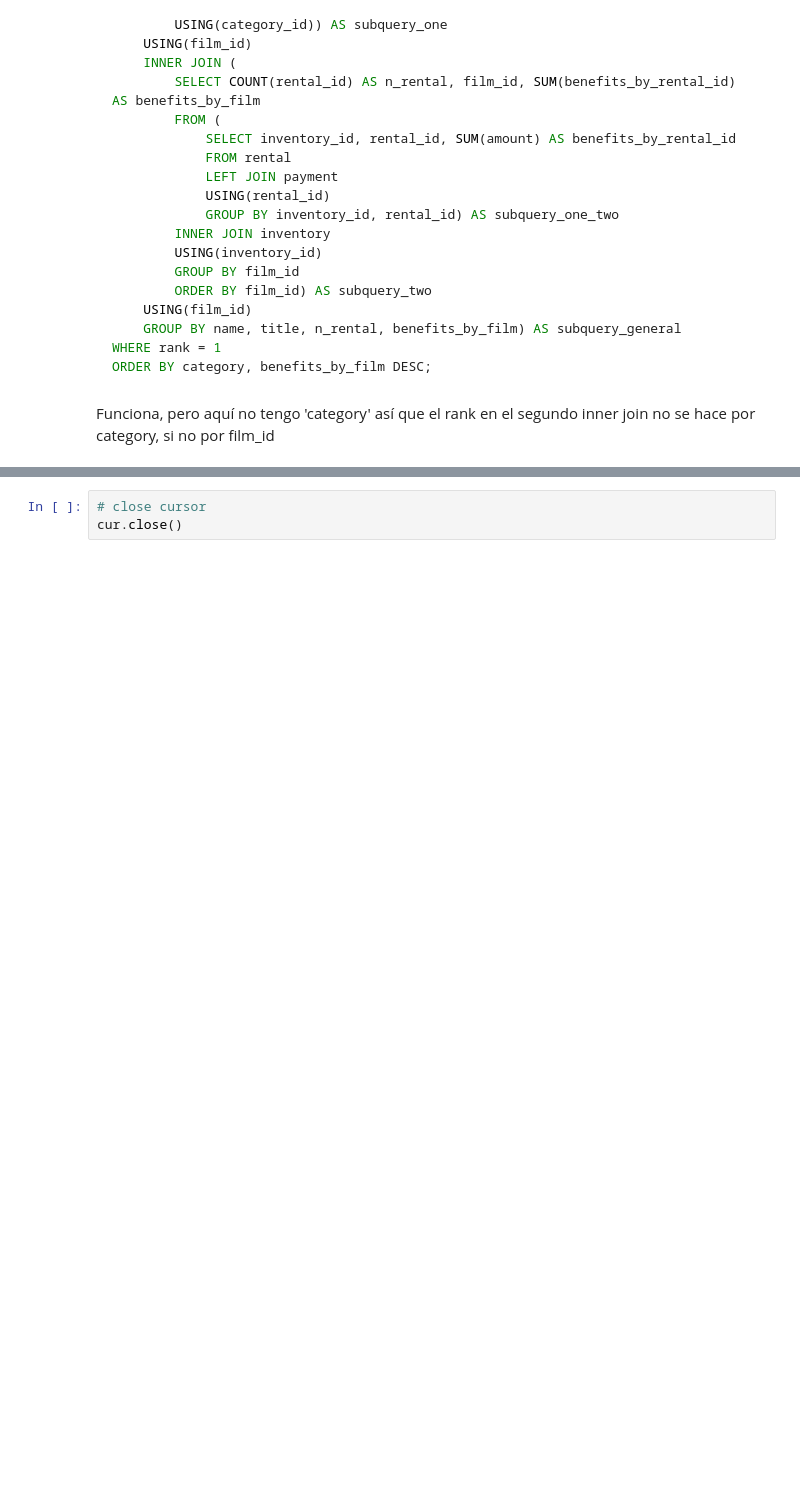
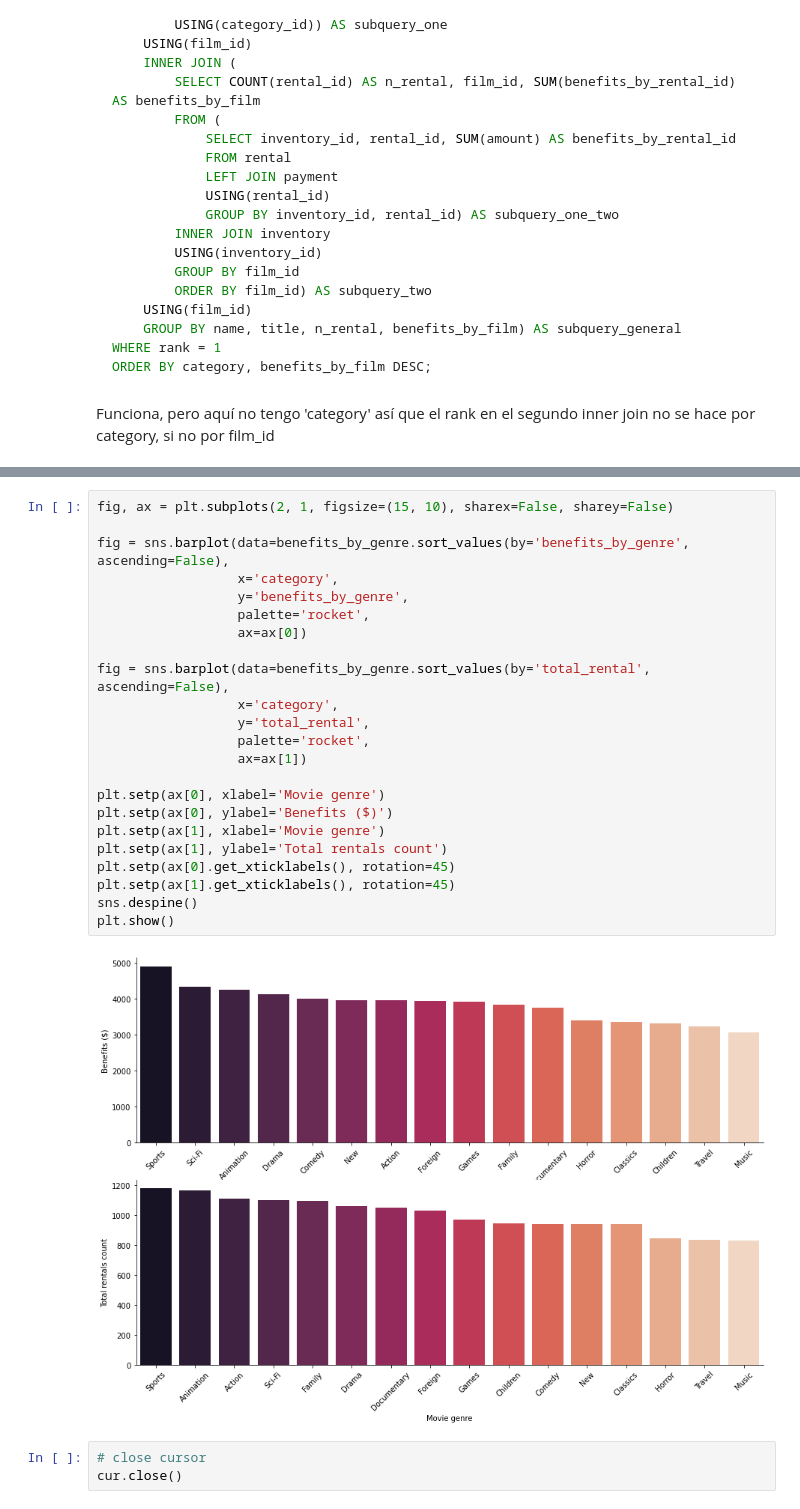
Before and after one commit to sbmoyano/data_science_projects, a Jupyter notebook: flatten_JSON_query_PostgreSQL/import_json_files_API_and_PostgreSQL_connection.ipynb, the cells around one changed output, grey strips where cells are left out. Saved outputs shown, nothing was run; the diff lists cells and outputs as text; blank space fills up the shorter version.

```diff
--- a/flatten_JSON_query_PostgreSQL/import_json_files_API_and_PostgreSQL_connection.ipynb
+++ b/flatten_JSON_query_PostgreSQL/import_json_files_API_and_PostgreSQL_connection.ipynb
@@ -640,3 +973,28 @@ pd.read_sql(query, conn)
+# %%
+fig, ax = plt.subplots(2, 1, figsize=(15, 10), sharex=False, sharey=False)
+
+fig = sns.barplot(data=benefits_by_genre.sort_values(by='benefits_by_genre', ascending=False),
+                  x='category',
+                  y='benefits_by_genre',
+                  palette='rocket',
+                  ax=ax[0])
+
+fig = sns.barplot(data=benefits_by_genre.sort_values(by='total_rental', ascending=False),
+                  x='category',
+                  y='total_rental',
+                  palette='rocket',
+                  ax=ax[1])
+
+plt.setp(ax[0], xlabel='Movie genre')
+plt.setp(ax[0], ylabel='Benefits ($)')
+plt.setp(ax[1], xlabel='Movie genre')
+plt.setp(ax[1], ylabel='Total rentals count')
+plt.setp(ax[0].get_xticklabels(), rotation=45)
+plt.setp(ax[1].get_xticklabels(), rotation=45)
+sns.despine()
+plt.show()
+# %% [output]
+[figure, added]
 # %%
 # close cursor
 cur.close()
```
Also changed, not shown: parts of 16 cells of this notebook.
